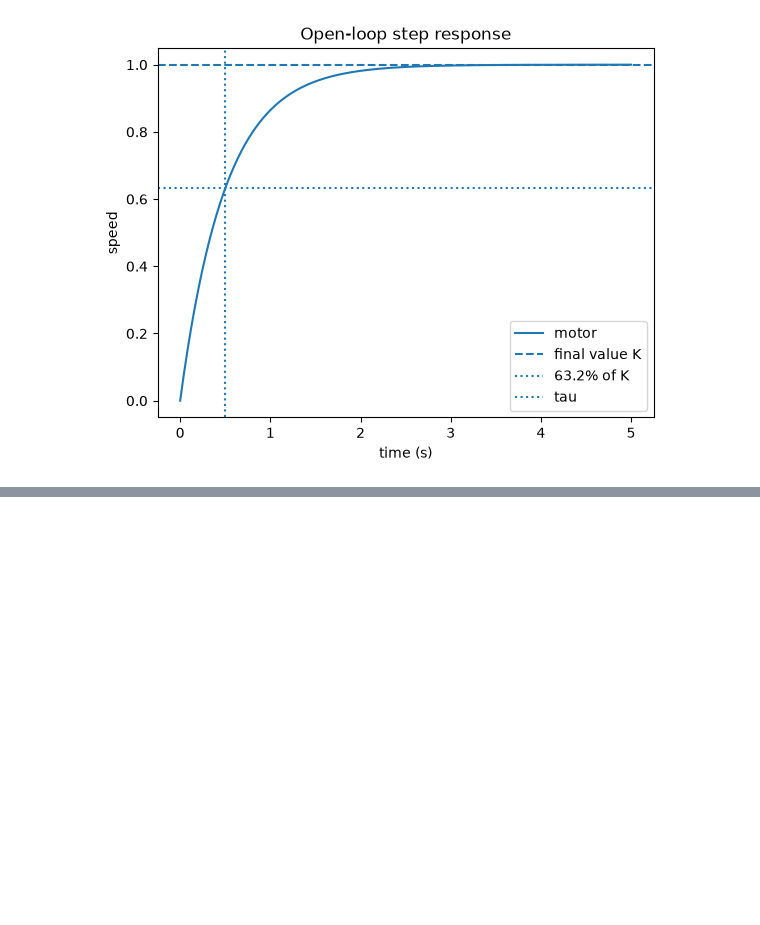
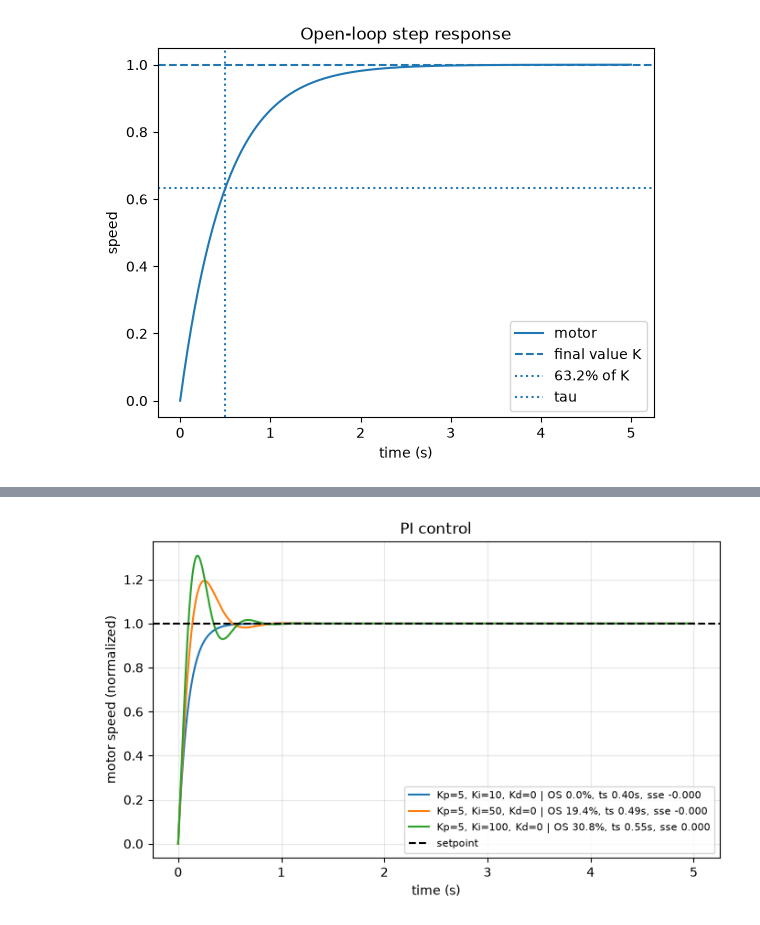
Before and after one commit to MilonClasher/DC-Motor-PID-Simulation, a Jupyter notebook: notebooks/01_ideal_model_pid.ipynb, the cells around one changed output, grey strips where cells are left out. Drawn from its saved outputs; the diff is of its cells as text; code cells hidden in the pictures; blank space fills up the shorter version.

```diff
--- a/notebooks/01_ideal_model_pid.ipynb
+++ b/notebooks/01_ideal_model_pid.ipynb
@@ -56,0 +99,4 @@ Writing ../src/metrics.py
+# %%
+plot_cases([(5, 10, 0), (5, 50, 0), (5, 100, 0)], "PI control", "pi.png")
+# %% [output]
+[figure, added]
```
Also changed, not shown: parts of 7 cells of this notebook, 4 other files.
